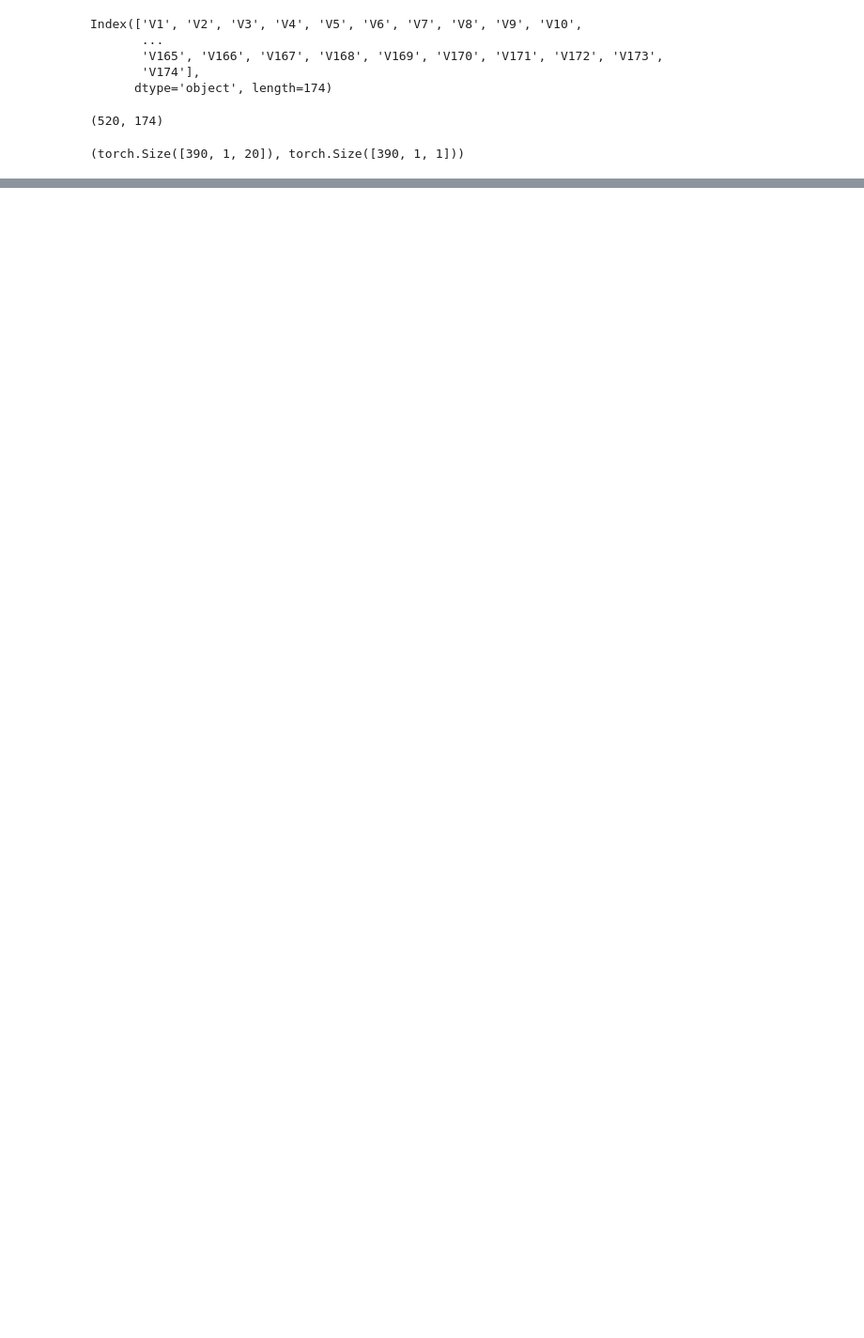
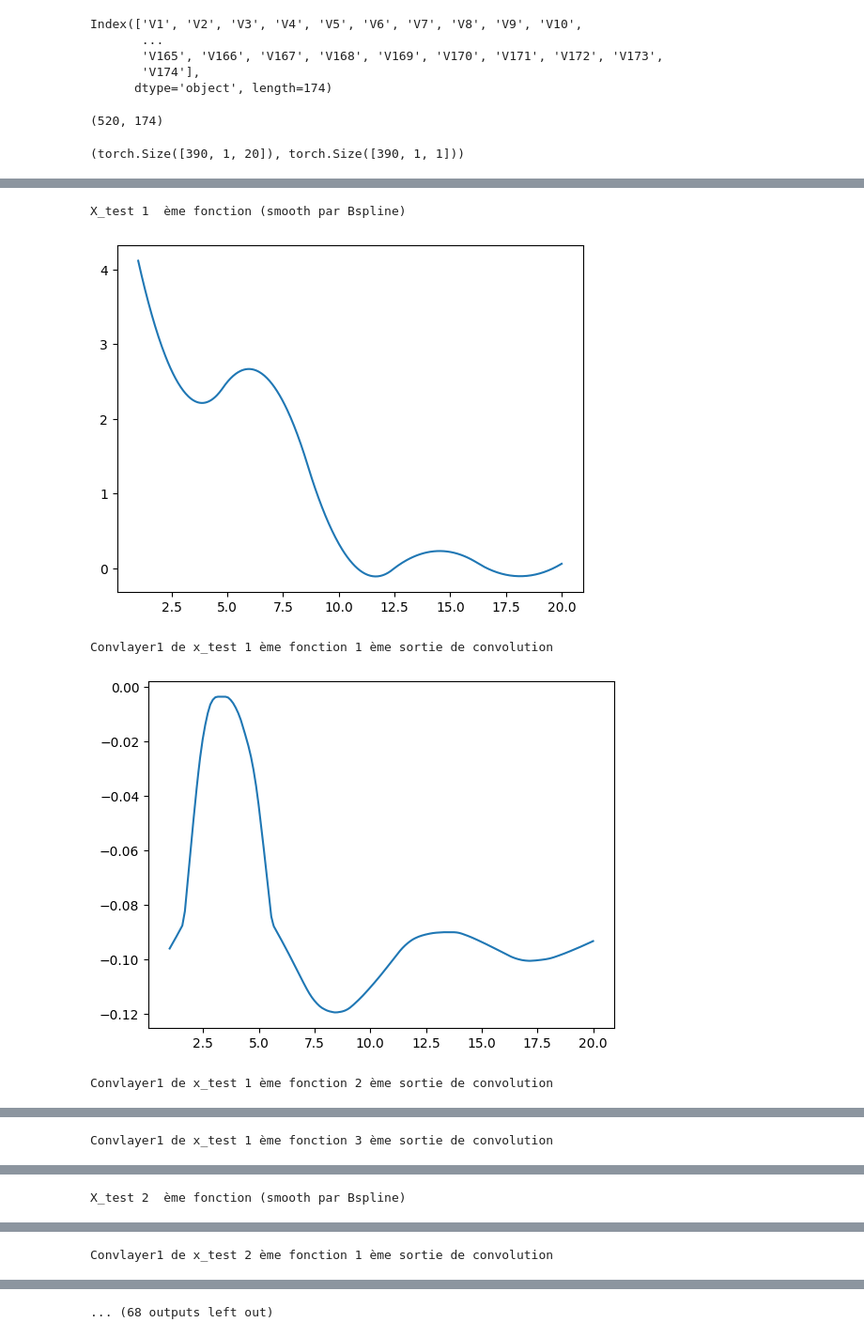
Before and after one commit to Larcheveque-Valentin/CNN, a Jupyter notebook: MNIST_Classifiers/Functionnal Classifier/Hyper_parameter search.ipynb, the cells around one changed output, grey strips where cells are left out. Shown at 94% size. Saved outputs shown, nothing was run; the diff lists cells and outputs as text; code cells hidden in the pictures; blank space fills up the shorter version.

```diff
--- a/MNIST_Classifiers/Functionnal Classifier/Hyper_parameter search.ipynb
+++ b/MNIST_Classifiers/Functionnal Classifier/Hyper_parameter search.ipynb
@@ -165,6 +127,8 @@ padding_pool_3=1
 
 class Smooth_Strides_FCNN(nn.Module):
     def __init__(self,
+basis=basis,
+granulation=granulation,
 n_conv_out=n_conv_out,
 n_conv_in=n_conv_in,
 n_conv_in2=n_conv_in2,
@@ -521,0 +606,11 @@ Conv_out3=CNN.convlayer3(Conv_out2)
+# %%
+
+accuracy=((torch.sum(torch.argmax(CNN(x_test),dim=1)==y_test)/x_test.shape[0])*100)
+mean_accuracy=torch.tensor([0])
+for i in tqdm(range(6)):
+    train_fn(1)
+
+    accuracy=((torch.sum(torch.argmax(CNN(x_test),dim=1)==y_test)/x_test.shape[0])*100)
+    mean_accuracy=torch.cat([mean_accuracy,accuracy.cpu().unsqueeze(0)],dim=0)
+print("Précision moyenne =",((torch.mean(mean_accuracy[2:].float()))).detach().cpu().numpy(),"%")
+print(mean_accuracy.unsqueeze(1)[1:])
@@ -521,0 +628,10 @@ Conv_out3=CNN.convlayer3(Conv_out2)
+# %%
+accuracy=((torch.sum(torch.argmax(CNN(x_test),dim=1)==y_test)/x_test.shape[0])*100)
+mean_accuracy=torch.tensor([0])
+for i in tqdm(range(5)):
+    train(1)
+
+    accuracy=((torch.sum(torch.argmax(CNN(x_test),dim=1)==y_test)/x_test.shape[0])*100)
+    mean_accuracy=torch.cat([mean_accuracy,accuracy.cpu().unsqueeze(0)],dim=0)
+print("Précision moyenne =",((torch.mean(mean_accuracy[2:].float()))).detach().cpu().numpy(),"%")
+print(mean_accuracy.unsqueeze(1)[1:])
@@ -522,12 +645,18 @@ Conv_out3=CNN.convlayer3(Conv_out2)
 # %%
 
-#    # convlayer: Elles sont smooth!! (en apparence du moins)
-# #ATTENTION, LES CONVLAYER NE SONT PAS FORCEMENT SMOOTH
-# for i in range(10):
-#     print("X_test" ,i+1, " ème fonction (smooth par Bspline)")
-#     fd(x_test[i,0,:].cpu(),grid_points=grid_points).to_basis(basis).plot()
-#     plt.show()
-#     for j in range(3):
-#         fd(CNN.convlayer1(CNN.Granulator(x_test))[i,j,:].detach().cpu(),grid_points=linspace(1,T,CNN.convlayer1(CNN.Granulator(x_test)).shape[2])).plot()
-#         print("Convlayer1 de x_test", i+1,"ème fonction",j+1,"ème sortie de convolution")
-#         plt.show()
+   # convlayer: Elles sont smooth!! (en apparence du moins)
+#ATTENTION, LES CONVLAYER NE SONT PAS FORCEMENT SMOOTH
+for i in range(10):
+    print("X_test" ,i+1, " ème fonction (smooth par Bspline)")
+    fd(x_test[i,0,:].cpu(),grid_points=grid_points).to_basis(basis).plot()
+    plt.show()
+    for j in range(3):
+        fd(CNN.convlayer1(CNN.Granulator(x_test))[i,j,:].detach().cpu(),grid_points=linspace(1,T,CNN.convlayer1(CNN.Granulator(x_test)).shape[2])).plot()
+        print("Convlayer1 de x_test", i+1,"ème fonction",j+1,"ème sortie de convolution")
+        plt.show()
+# %% [output]
+X_test 1  ème fonction (smooth par Bspline)
+[figure, added]
+Convlayer1 de x_test 1 ème fonction 1 ème sortie de convolution
+[figure, added]
+Convlayer1 de x_test 1 ème fonction 2 ème sortie de convolution
@@ -533,0 +664 @@ Conv_out3=CNN.convlayer3(Conv_out2)
+Convlayer1 de x_test 1 ème fonction 3 ème sortie de convolution
@@ -533,0 +666 @@ Conv_out3=CNN.convlayer3(Conv_out2)
+X_test 2  ème fonction (smooth par Bspline)
@@ -533,0 +668 @@ Conv_out3=CNN.convlayer3(Conv_out2)
+Convlayer1 de x_test 2 ème fonction 1 ème sortie de convolution
@@ -533,0 +670 @@ Conv_out3=CNN.convlayer3(Conv_out2)
+... (68 outputs left out)
```
Also changed, not shown: parts of 30 cells of this notebook.
